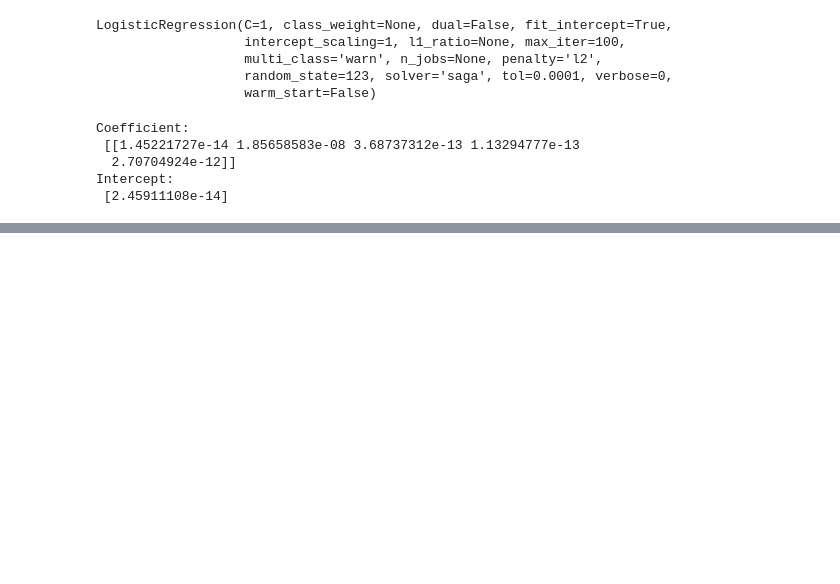
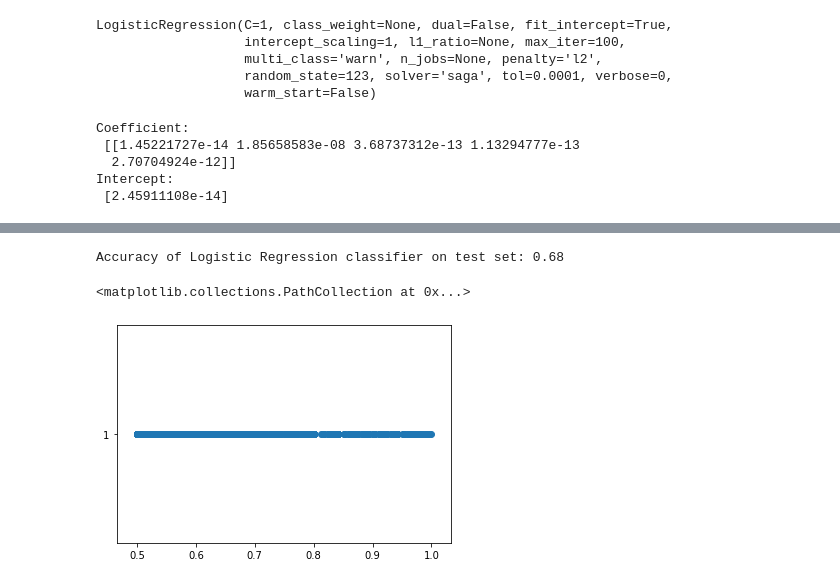
Before and after one commit to Mattsantos541/TMDB-Box-Office-Prediction, a Jupyter notebook: Profitable target.ipynb, the cells around one changed output, grey strips where cells are left out. Cells and saved outputs as stored; diff of their text form; code cells hidden in the pictures; blank space fills up the shorter version.

```diff
--- a/Profitable target.ipynb
+++ b/Profitable target.ipynb
@@ -233,0 +256,20 @@ print('Accuracy of Logistic Regression classifier on training set: {:.2f}'
+# %%
+#Test Model
+
+#Compute the accuracy of the model when run on the test data
+
+print('Accuracy of Logistic Regression classifier on test set: {:.2f}'
+     .format(logit.score(X_test, y_test)))
+# %% [output]
+Accuracy of Logistic Regression classifier on test set: 0.68
+# %%
+#Visualize Model
+
+## verify
+y_pred_proba = [i[1] for i in y_pred_proba]
+fig = plt.figure()
+ax = fig.add_subplot(111)
+ax.scatter(y_pred_proba, y_pred)
+# %% [output]
+<matplotlib.collections.PathCollection at 0x...>
+[figure, added]
```
Also changed, not shown: parts of 3 cells of this notebook.
